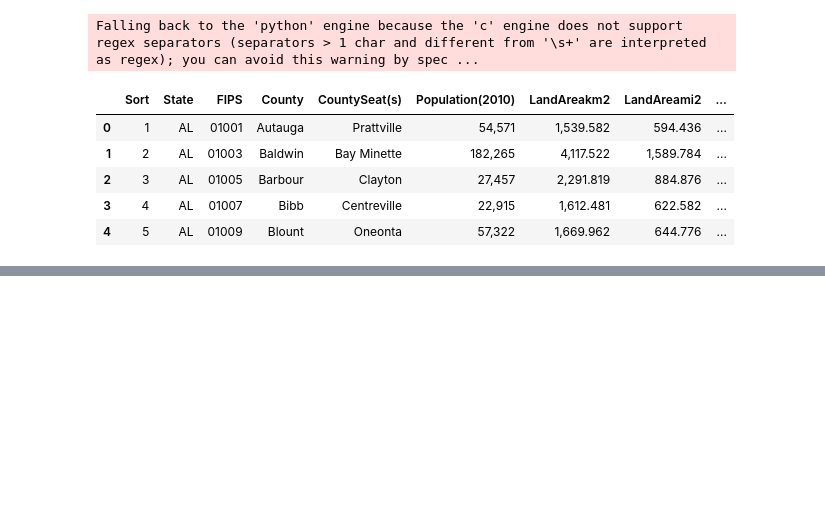
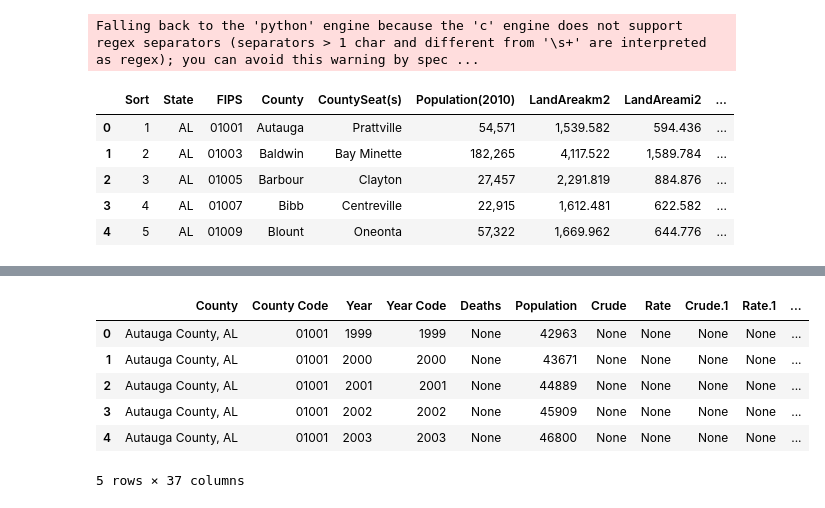
Before and after one commit to plotly/dash-opioid-epidemic-demo, a Jupyter notebook: GeoJSON factory.ipynb, the cells around one changed output, grey strips where cells are left out. Drawn from its saved outputs; the diff is of its cells as text; code cells hidden in the pictures; blank space fills up the shorter version.

```diff
--- a/GeoJSON factory.ipynb
+++ b/GeoJSON factory.ipynb
@@ -187,0 +339,12 @@ df_lat_lon.to_csv('lat_lon_counties.csv')
+# %%
+feather = feather.read_dataframe('df.feather')
+# %%
+feather.head()
+# %% [output]
+|  | County | County Code | Year | Year Code | Deaths | Population | Crude | Rate | Crude.1 | Rate.1 | ... |
+| 0 | Autauga County, AL | 01001 | 1999 | 1999 | None | 42963 | None | None | None | None | ... |
+| 1 | Autauga County, AL | 01001 | 2000 | 2000 | None | 43671 | None | None | None | None | ... |
+| 2 | Autauga County, AL | 01001 | 2001 | 2001 | None | 44889 | None | None | None | None | ... |
+| 3 | Autauga County, AL | 01001 | 2002 | 2002 | None | 45909 | None | None | None | None | ... |
+| 4 | Autauga County, AL | 01001 | 2003 | 2003 | None | 46800 | None | None | None | None | ... |
+5 rows × 37 columns
```
Also changed, not shown: parts of 24 cells of this notebook, 8 other files.
